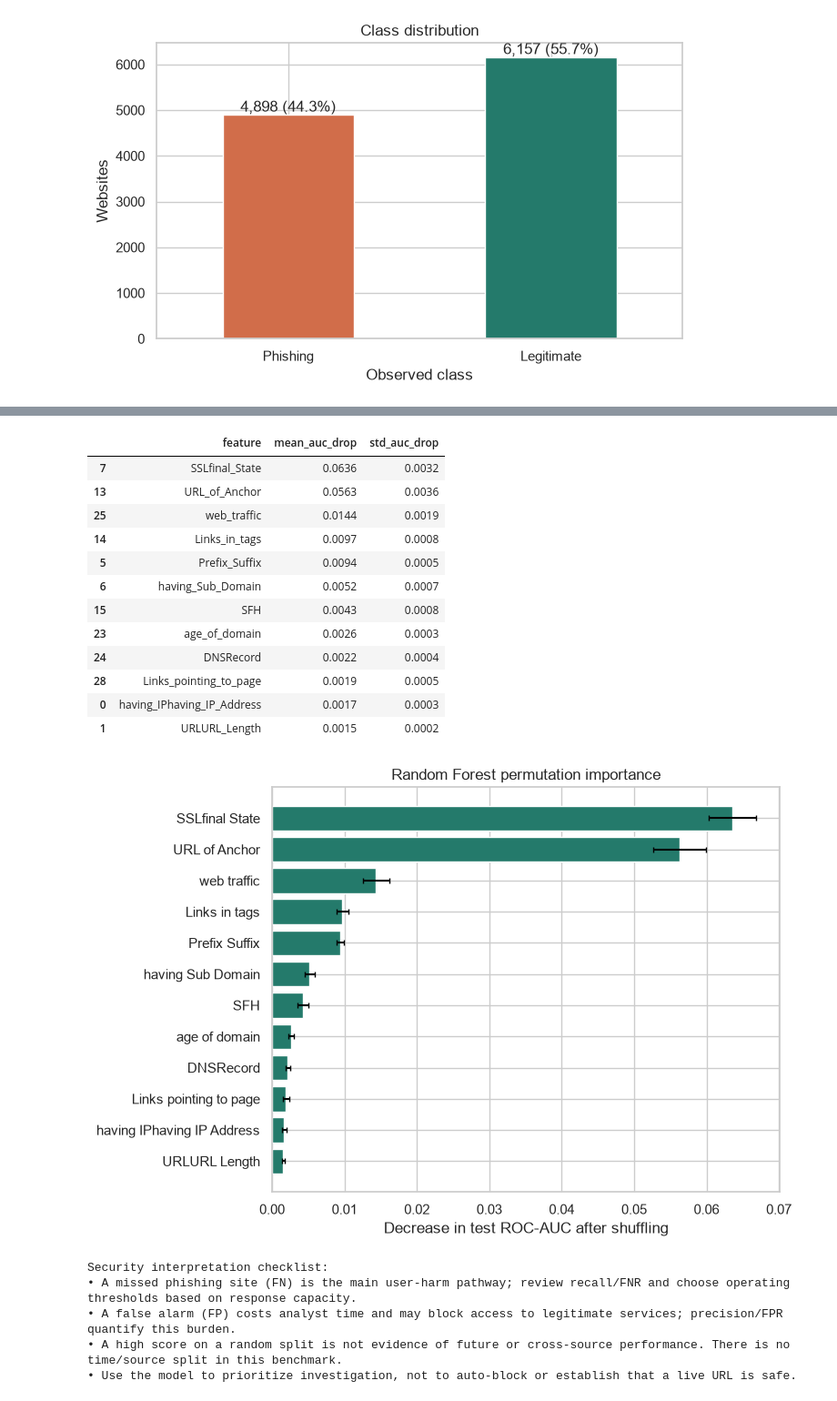
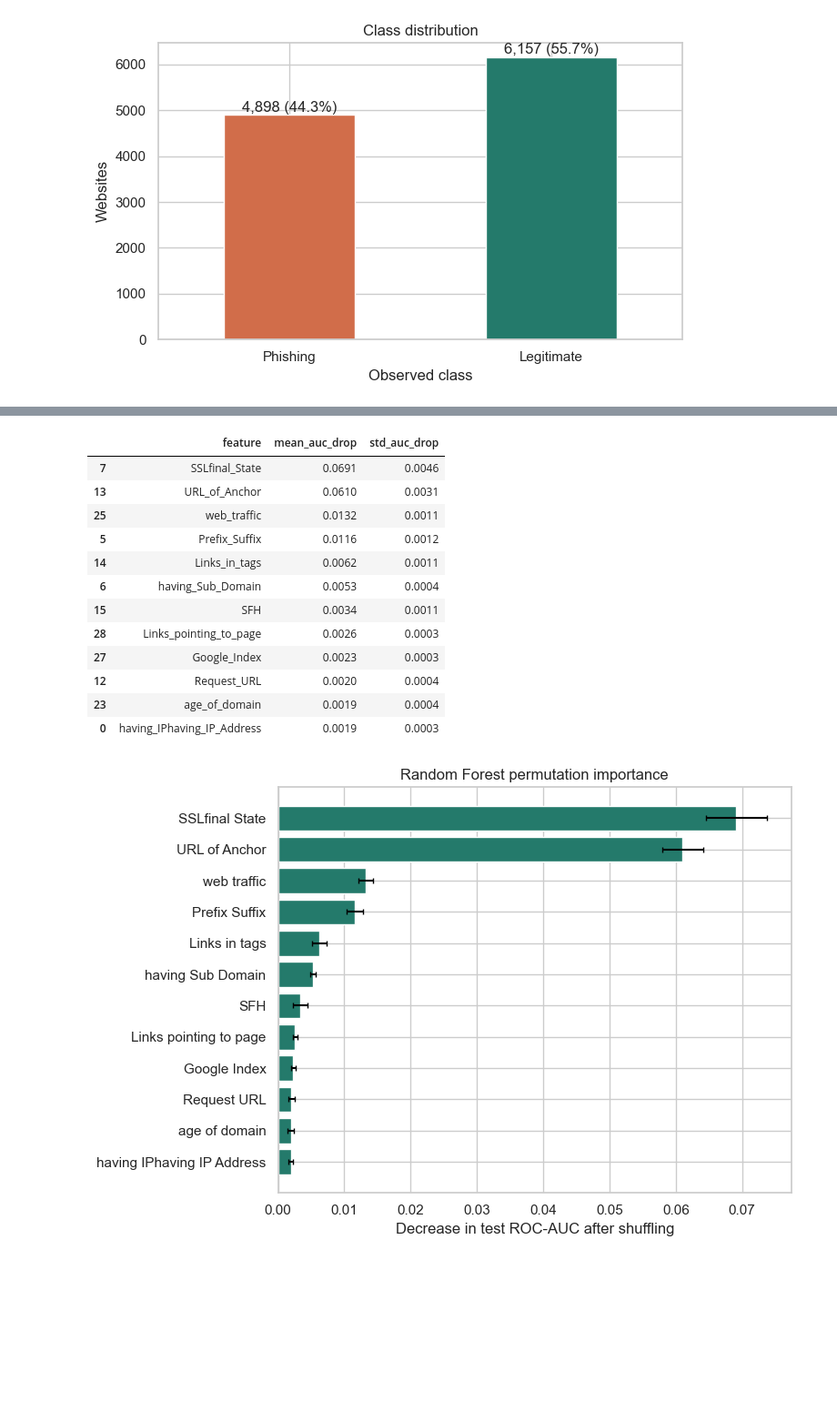
Before and after one commit to you01ssef/Assignment-1, a Jupyter notebook: analysis/phishing_analysis.ipynb, the cells around one changed output, grey strips where cells are left out. Shown at 91% size. Cells and saved outputs as stored; diff of their text form; code cells hidden in the pictures; blank space fills up the shorter version.

Commit message:
Fix phishing notebook and add readable website version

```diff
--- a/analysis/phishing_analysis.ipynb
+++ b/analysis/phishing_analysis.ipynb
@@ -175,7 +302,7 @@ Largest absolute feature/target correlations:
 
 Logistic Regression is an interpretable linear baseline. Random Forest captures feature interactions and nonlinear splits. The final test set is held out for one comparison; this notebook does not tune on it.
 # %%
-X = df.drop(columns=[target_col, "index"], errors="ignore").copy()
+X = df[feature_cols].copy()
 y = df[target_col].map({-1: 1, 1: 0}).astype(int)  # positive = phishing
 assert set(y.unique()) == {0, 1}, "Unexpected target coding; verify source labels before continuing."
 groups = pd.util.hash_pandas_object(X, index=False).astype(str)
@@ -197,8 +324,18 @@ models = {
         ("model", LogisticRegression(class_weight="balanced", max_iter=2000, random_state=SEED))]),
     "Random Forest": Pipeline([("prep", tree_prep),
         ("model", RandomForestClassifier(n_estimators=400, min_samples_leaf=2,
-            class_weight="balanced_subsample", n_jobs=-1, random_state=SEED))])
+            class_weight="balanced_subsample", n_jobs=2, random_state=SEED))])
 }
-for model in models.values(): model.fit(X_train, y_train)
+for name, model in models.items():
+    model.fit(X_train, y_train)
+    print(f"Fitted {name}.")
 print("Models fitted on the training split.")
+split_summary = pd.DataFrame({
+    "records": [len(X_train), len(X_test)],
+    "phishing": [int(y_train.sum()), int(y_test.sum())],
+    "legitimate": [int((y_train == 0).sum()), int((y_test == 0).sum())],
+    "unique_profiles": [groups.iloc[train_idx].nunique(), groups.iloc[test_idx].nunique()]
+}, index=["Train", "Test"])
+display(split_summary)
+print("Shared predictor profiles between train and test: 0 (asserted above)")
 # %% [output]
@@ -259,39 +403,28 @@ Permutation importance measures the decrease in held-out ROC-AUC when a feature
 # %%
 rf = models["Random Forest"]
 perm = permutation_importance(rf, X_test, y_test, scoring="roc_auc", n_repeats=10,
-                              random_state=SEED, n_jobs=-1)
+                              random_state=SEED, n_jobs=1)
 importance = pd.DataFrame({"feature": X.columns, "mean_auc_drop": perm.importances_mean,
                            "std_auc_drop": perm.importances_std}).sort_values("mean_auc_drop", ascending=False)
 display(importance.head(12).style.format({"mean_auc_drop":"{:.4f}","std_auc_drop":"{:.4f}"}))
 importance.to_csv(ROOT / "reports" / "permutation_importance.csv", index=False)
 top = importance.head(12).sort_values("mean_auc_drop")
 fig, ax = plt.subplots(figsize=(8, 5.5))
 ax.barh(top.feature.str.replace("_", " "), top.mean_auc_drop, xerr=top.std_auc_drop, color="#247a6b", capsize=2)
 ax.set(xlabel="Decrease in test ROC-AUC after shuffling", title="Random Forest permutation importance")
 fig.tight_layout(); fig.savefig(OUT / "permutation_importance.png", dpi=180, bbox_inches="tight"); plt.show()
-
-print("Security interpretation checklist:")
-print("• A missed phishing site (FN) is the main user-harm pathway; review recall/FNR and choose operating thresholds based on response capacity.")
-print("• A false alarm (FP) costs analyst time and may block access to legitimate services; precision/FPR quantify this burden.")
-print("• A high score on a random split is not evidence of future or cross-source performance. There is no time/source split in this benchmark.")
-print("• Use the model to prioritize investigation, not to auto-block or establish that a live URL is safe.")
 # %% [output]
 |  | feature | mean_auc_drop | std_auc_drop |
-| 7 | SSLfinal_State | 0.0636 | 0.0032 |
-| 13 | URL_of_Anchor | 0.0563 | 0.0036 |
-| 25 | web_traffic | 0.0144 | 0.0019 |
-| 14 | Links_in_tags | 0.0097 | 0.0008 |
-| 5 | Prefix_Suffix | 0.0094 | 0.0005 |
-| 6 | having_Sub_Domain | 0.0052 | 0.0007 |
-| 15 | SFH | 0.0043 | 0.0008 |
-| 23 | age_of_domain | 0.0026 | 0.0003 |
-| 24 | DNSRecord | 0.0022 | 0.0004 |
-| 28 | Links_pointing_to_page | 0.0019 | 0.0005 |
-| 0 | having_IPhaving_IP_Address | 0.0017 | 0.0003 |
-| 1 | URLURL_Length | 0.0015 | 0.0002 |
+| 7 | SSLfinal_State | 0.0691 | 0.0046 |
+| 13 | URL_of_Anchor | 0.0610 | 0.0031 |
+| 25 | web_traffic | 0.0132 | 0.0011 |
+| 5 | Prefix_Suffix | 0.0116 | 0.0012 |
+| 14 | Links_in_tags | 0.0062 | 0.0011 |
+| 6 | having_Sub_Domain | 0.0053 | 0.0004 |
+| 15 | SFH | 0.0034 | 0.0011 |
+| 28 | Links_pointing_to_page | 0.0026 | 0.0003 |
+| 27 | Google_Index | 0.0023 | 0.0003 |
+| 12 | Request_URL | 0.0020 | 0.0004 |
+| 23 | age_of_domain | 0.0019 | 0.0004 |
+| 0 | having_IPhaving_IP_Address | 0.0019 | 0.0003 |
-[figure, old version]
+[figure, new version]
-Security interpretation checklist:
-• A missed phishing site (FN) is the main user-harm pathway; review recall/FNR and choose operating thresholds based on response capacity.
-• A false alarm (FP) costs analyst time and may block access to legitimate services; precision/FPR quantify this burden.
-• A high score on a random split is not evidence of future or cross-source performance. There is no time/source split in this benchmark.
-• Use the model to prioritize investigation, not to auto-block or establish that a live URL is safe.
```
Also changed, not shown: parts of 20 cells of this notebook, 1 other file.
